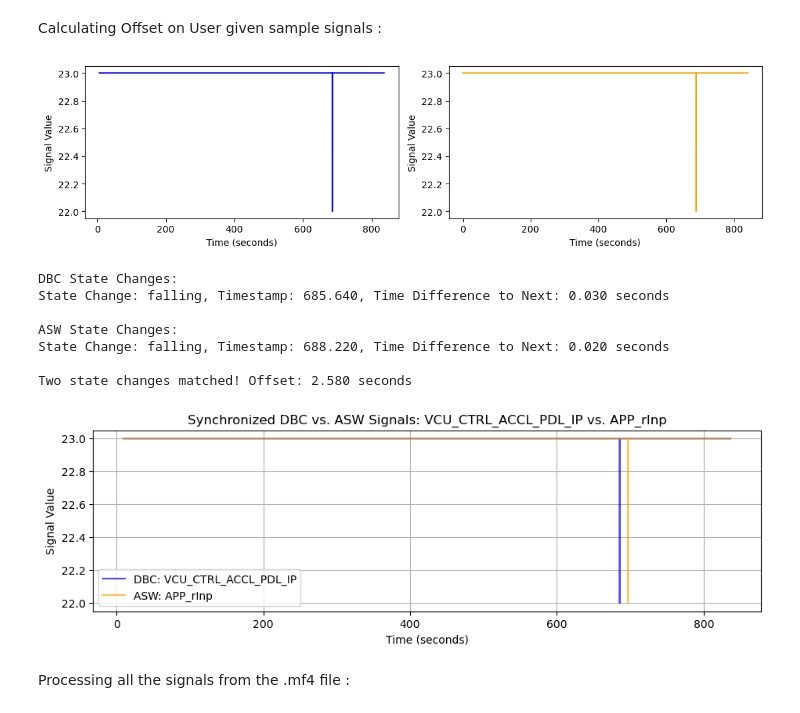
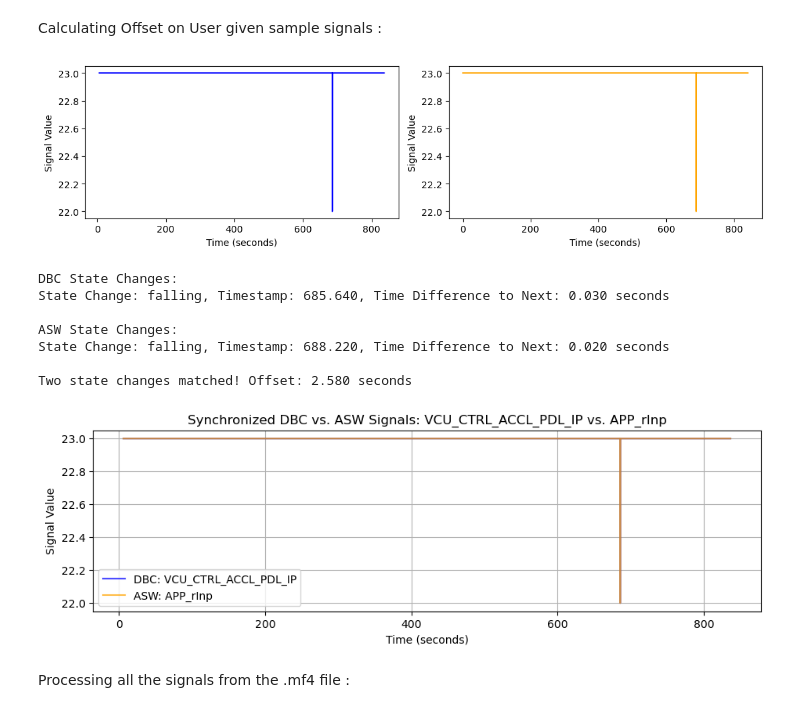
Before and after one commit to IsiMohapatra/EPA-PS-EP-Canalyzer, a Jupyter notebook: final_code_with_summary.ipynb, the cells around one changed output. Cells and saved outputs as stored; diff of their text form; code cells hidden in the pictures.

```diff
--- a/final_code_with_summary.ipynb
+++ b/final_code_with_summary.ipynb
@@ -26,11 +26,11 @@ Required Files Input :
 mdf_file_path = r"C:\Users\AFO3KOR\Downloads\592 latest\592_Absent_Invld_Fordbn.mdf"
 mf4_file_path = r"C:\Users\AFO3KOR\Downloads\592 latest\592_Absent_Invld_Fordn.dat"
 asc_file_path = r"C:\Users\AFO3KOR\Downloads\592 latest\592_Absent_Invld_Fordbn.asc"
-dsm_excel_path = r"C:\Users\AFO3KOR\Desktop\CAN TOOL\STLA_eCC21E_eSCW2_DTC_Matrix_V4.6.xlsm"
-disable_mask_list_path = r"C:\Users\AFO3KOR\Desktop\CAN TOOL\disbl_mask_list_63C_CAN.xlsx"
-CAN_Matrix_path = r"C:\Users\AFO3KOR\Desktop\CAN TOOL\eSEARx_300_400_HSN3_HSN1_HSN4_VCU_V3.6_V4.xlsx"
-inhibit_overview_path = r"C:\Users\AFO3KOR\Desktop\CAN TOOL\c6_8_cal_fid.xls"
-gateway_sheet = r"C:\Users\AFO3KOR\Desktop\CAN TOOL\01302_23_00667_Gateway Frame Signal Synthesis v7.0 1.xlsx"
+dsm_excel_path = r"C:\Users\AFO3KOR\Desktop\CAN TOOL\required_docs\STLA_eCC21E_eSCW2_DTC_Matrix_V4.6.xlsm"
+disable_mask_list_path = r"C:\Users\AFO3KOR\Desktop\CAN TOOL\required_docs\disbl_mask_list_63C_CAN.xlsx"
+CAN_Matrix_path = r"C:\Users\AFO3KOR\Desktop\CAN TOOL\required_docs\eSEARx_300_400_HSN3_HSN1_HSN4_VCU_V3.6_V4.xlsx"
+inhibit_overview_path = r"C:\Users\AFO3KOR\Desktop\CAN TOOL\required_docs\c6_8_cal_fid.xls"
+gateway_sheet = r"C:\Users\AFO3KOR\Desktop\CAN TOOL\required_docs\01302_23_00667_Gateway Frame Signal Synthesis v7.0 1.xlsx"
 
 print("All the required files are loaded properly")
 # %% [output]
@@ -343,49 +343,26 @@ def calculate_offset_from_state_changes(dbc_timestamps, dbc_data, asw_timestamps
 
 
 def adjust_signals_with_offset(dbc_data, asw_data, dbc_timestamps, asw_timestamps, offset):
-    if offset >= 0:
-        # Shift the ASW signal backward
-        offset = offset + time_shift
-        asw_timestamps_shifted = asw_timestamps + offset
 
-        # Determine the common overlapping time range
-        start_time = max(dbc_timestamps[0], asw_timestamps_shifted[0])
-        end_time = min(dbc_timestamps[-1], asw_timestamps_shifted[-1])
 
-        # Get indices for the overlapping range
-        dbc_indices = np.where((dbc_timestamps >= start_time) & (dbc_timestamps <= end_time))[0]
-        asw_indices = np.where((asw_timestamps_shifted >= start_time) & (asw_timestamps_shifted <= end_time))[0]
+    # Shift only the ASW signal
+    asw_timestamps_shifted = asw_timestamps - offset  # Shift ASW timestamps backward or forward based on offset
 
-        # Trim signals to the overlapping range
-        dbc_data = dbc_data[dbc_indices]
-        dbc_timestamps = dbc_timestamps[dbc_indices]
-        asw_data = asw_data[asw_indices]
-        asw_timestamps = asw_timestamps_shifted[asw_indices]
+    # Determine the common overlapping time range
+    start_time = max(dbc_timestamps[0], asw_timestamps_shifted[0])
+    end_time = min(dbc_timestamps[-1], asw_timestamps_shifted[-1])
 
-    else:
-        # Shift the DBC signal backward
-        dbc_timestamps_shifted = dbc_timestamps + offset
+    # Get indices for the overlapping range
+    dbc_indices = np.where((dbc_timestamps >= start_time) & (dbc_timestamps <= end_time))[0]
+    asw_indices = np.where((asw_timestamps_shifted >= start_time) & (asw_timestamps_shifted <= end_time))[0]
 
-        # Determine the common overlapping time range
-        start_time = max(dbc_timestamps_shifted[0], asw_timestamps[0])
-        end_time = min(dbc_timestamps_shifted[-1], asw_timestamps[-1])
-
-        # Get indices for the overlapping range
-        dbc_indices = np.where((dbc_timestamps_shifted >= start_time) & (dbc_timestamps_shifted <= end_time))[0]
-        asw_indices = np.where((asw_timestamps >= start_time) & (asw_timestamps <= end_time))[0]
-
-        # Trim signals to the overlapping range
-        dbc_data = dbc_data[dbc_indices]
-        dbc_timestamps = dbc_timestamps_shifted[dbc_indices]
-        asw_data = asw_data[asw_indices]
-        asw_timestamps = asw_timestamps[asw_indices]
+    # Trim signals to the overlapping range
+    dbc_data = dbc_data[dbc_indices]
+    dbc_timestamps = dbc_timestamps[dbc_indices]  # DBC timestamps remain unchanged
+    asw_data = asw_data[asw_indices]
+    asw_timestamps = asw_timestamps_shifted[asw_indices]
 
     return dbc_data, asw_data, dbc_timestamps, asw_timestamps
-
-
-
-
-
 
 # Plot Individual Signals
 def plot_individual_signals(dbc_data, asw_data, dbc_timestamps, asw_timestamps):
@@ -519,35 +496,35 @@ def calculate_offset_for_synchronization(mdf_file_path, mf4_file_path):
     offset = None
     if dbc_data[0] == 0 and asw_data[0] == 0:
         dbc_length = len(dbc_data)
         asw_length = len(asw_data)
         dbc_data, asw_data, dbc_timestamps, asw_timestamps, offset = adjust_signals(
             dbc_data, asw_data, dbc_timestamps, asw_timestamps, dbc_length, asw_length
         )
     else:
         offset = calculate_offset_from_state_changes(dbc_timestamps, dbc_data, asw_timestamps, asw_data)
         if offset is not None:
             dbc_data, asw_data, dbc_timestamps, asw_timestamps = adjust_signals_with_offset(
                 dbc_data, asw_data, dbc_timestamps, asw_timestamps, offset
             )
 
     # Plot synchronized signals
     plot_synchronized_signals(dbc_data, asw_data, dbc_timestamps, asw_timestamps, dbc_signal, asw_signal)
 
     return offset
 
 
-# Call the comparison function
+# Call the comparison functio
 calculated_offset = calculate_offset_for_synchronization(mdf_file_path, mf4_file_path)
 # %% [output]
 [figure]
 DBC State Changes:
 State Change: falling, Timestamp: 685.640, Time Difference to Next: 0.030 seconds
 
 ASW State Changes:
 State Change: falling, Timestamp: 688.220, Time Difference to Next: 0.020 seconds
 
 Two state changes matched! Offset: 2.580 seconds
-[figure, old version]
+[figure, new version]
 # %% [markdown]
 Processing all the signals from the .mf4 file :
 # %%
```
Also changed, not shown: parts of 1 cell of this notebook.
